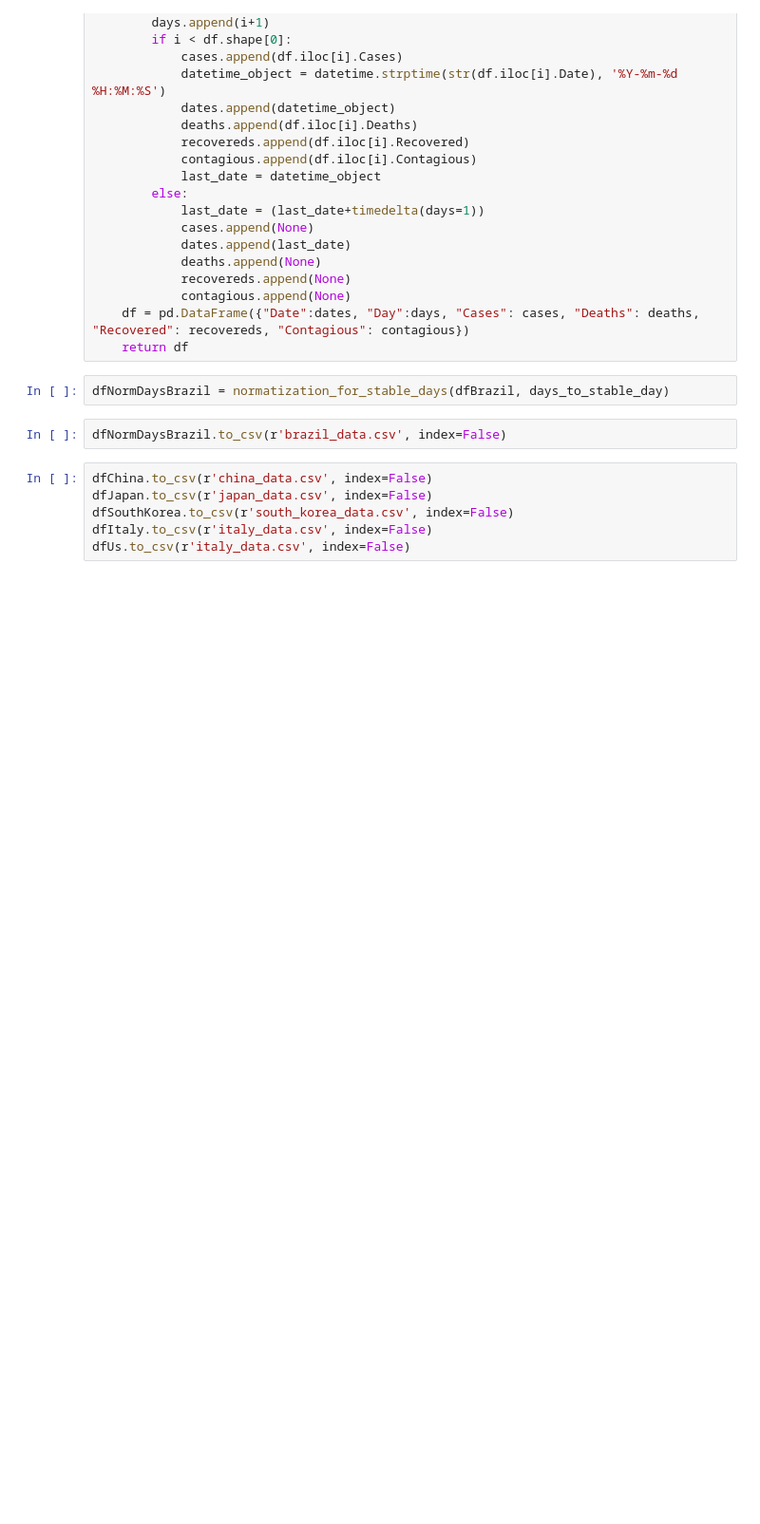
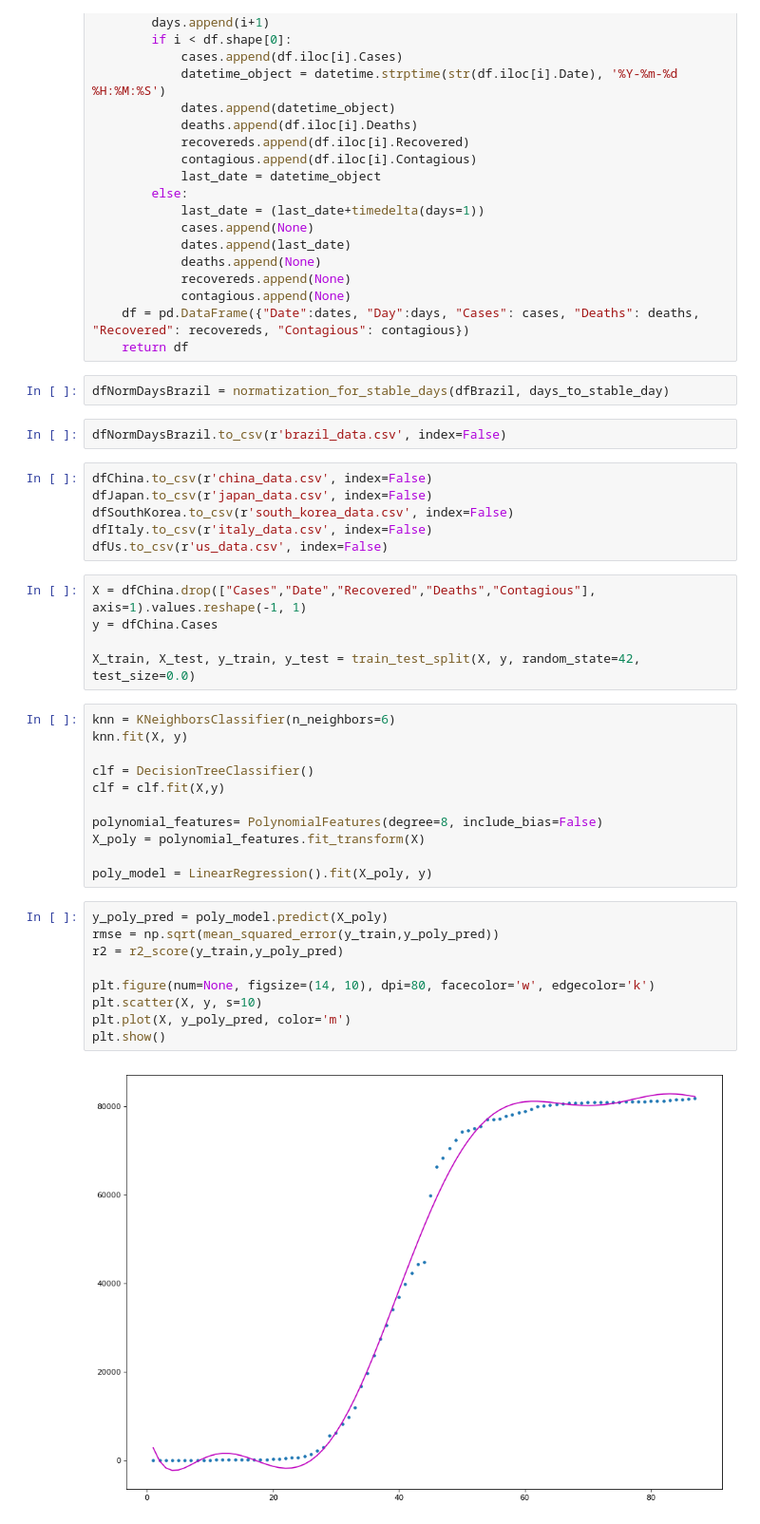
Before and after one commit to bkawakami/DataScienceCoronavirus2020, a Jupyter notebook: covid19_study.ipynb, the cells around one changed output. Shown at 95% size. Cells and saved outputs as stored; diff of their text form; blank space fills up the shorter version.

Commit message:
add polynomious regression

```diff
--- a/covid19_study.ipynb
+++ b/covid19_study.ipynb
@@ -260,4 +273,31 @@ dfChina.to_csv(r'china_data.csv', index=False)
 dfJapan.to_csv(r'japan_data.csv', index=False)
 dfSouthKorea.to_csv(r'south_korea_data.csv', index=False)
 dfItaly.to_csv(r'italy_data.csv', index=False)
-dfUs.to_csv(r'italy_data.csv', index=False)
+dfUs.to_csv(r'us_data.csv', index=False)
+# %%
+X = dfChina.drop(["Cases","Date","Recovered","Deaths","Contagious"], axis=1).values.reshape(-1, 1)
+y = dfChina.Cases
+
+X_train, X_test, y_train, y_test = train_test_split(X, y, random_state=42, test_size=0.0)
+# %%
+knn = KNeighborsClassifier(n_neighbors=6)
+knn.fit(X, y)
+
+clf = DecisionTreeClassifier()
+clf = clf.fit(X,y)
+
+polynomial_features= PolynomialFeatures(degree=8, include_bias=False)
+X_poly = polynomial_features.fit_transform(X)
+
+poly_model = LinearRegression().fit(X_poly, y)
+# %%
+y_poly_pred = poly_model.predict(X_poly)
+rmse = np.sqrt(mean_squared_error(y_train,y_poly_pred))
+r2 = r2_score(y_train,y_poly_pred)
+
+plt.figure(num=None, figsize=(14, 10), dpi=80, facecolor='w', edgecolor='k')
+plt.scatter(X, y, s=10)
+plt.plot(X, y_poly_pred, color='m')
+plt.show()
+# %% [output]
+[figure, added]
```
Also changed, not shown: parts of 5 cells of this notebook, 8 other files.
